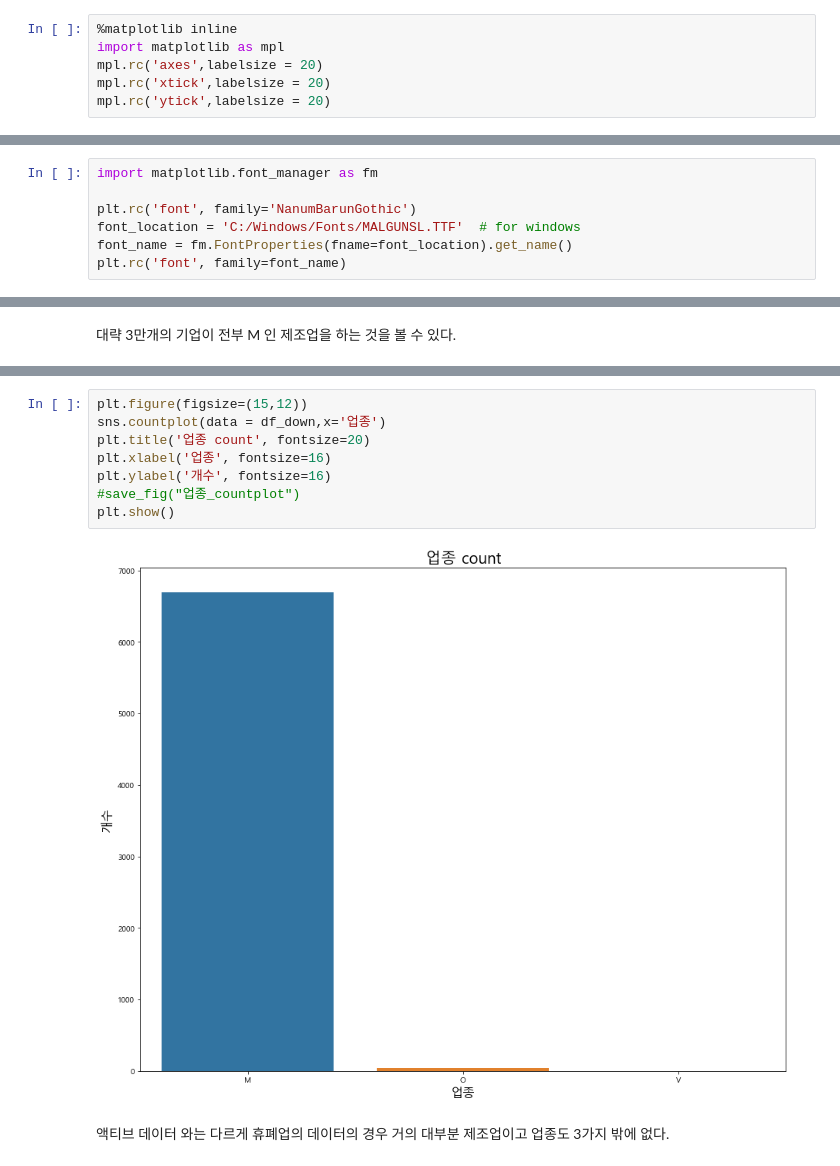
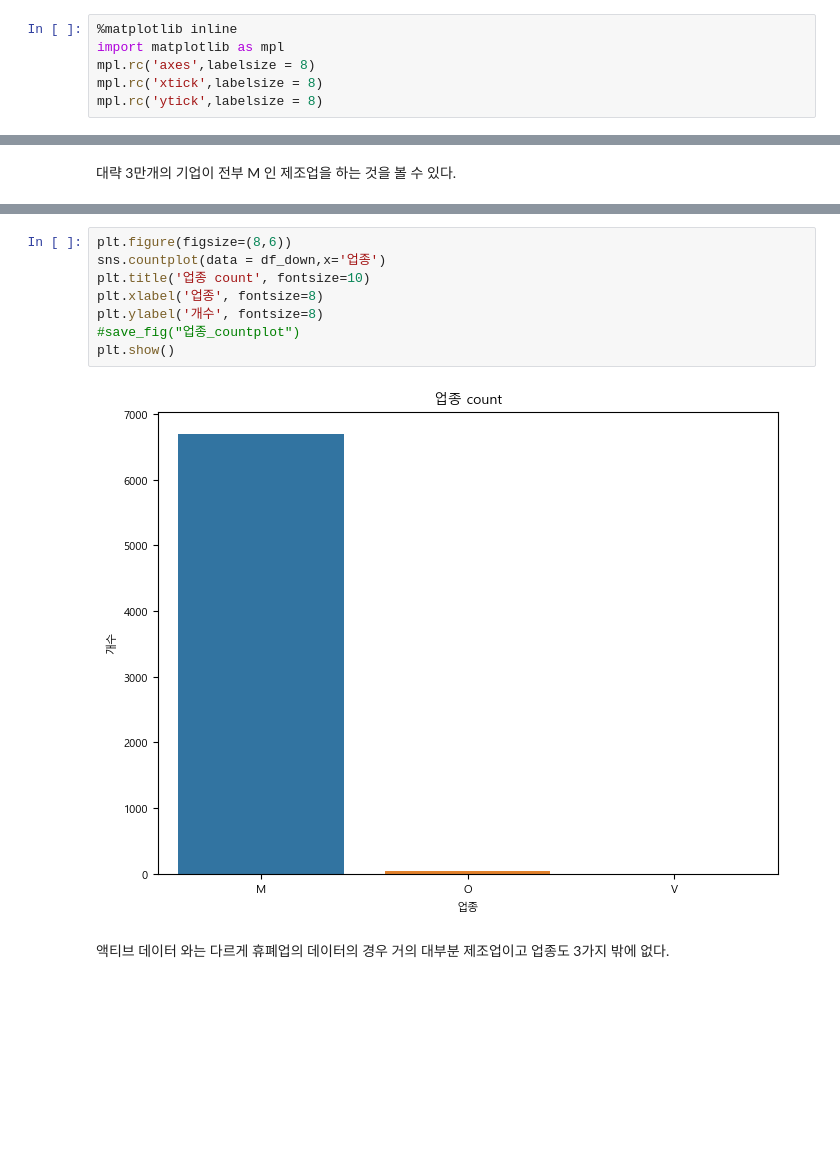
Before and after one commit to YoonJiHwan98/numble_repo, a Jupyter notebook: code/numble_EDA.ipynb, the cells around one changed output, grey strips where cells are left out. Cells and saved outputs as stored; diff of their text form; blank space fills up the shorter version.

```diff
--- a/code/numble_EDA.ipynb
+++ b/code/numble_EDA.ipynb
@@ -14,6 +16,6 @@ plt.rc('font', family=font_name)
 # %%
 %matplotlib inline
 import matplotlib as mpl
-mpl.rc('axes',labelsize = 20)
-mpl.rc('xtick',labelsize = 20)
-mpl.rc('ytick',labelsize = 20)
+mpl.rc('axes',labelsize = 8)
+mpl.rc('xtick',labelsize = 8)
+mpl.rc('ytick',labelsize = 8)
@@ -56,7 +21,0 @@ def save_fig(fig_id, tight_layout=True, fig_extension="png", resolution=300):
-# %%
-import matplotlib.font_manager as fm
-
-plt.rc('font', family='NanumBarunGothic')
-font_location = 'C:/Windows/Fonts/MALGUNSL.TTF'  # for windows
-font_name = fm.FontProperties(fname=font_location).get_name()
-plt.rc('font', family=font_name)
@@ -113,13 +91,13 @@ plt.show()
 # %%
-plt.figure(figsize=(15,12))
+plt.figure(figsize=(8,6))
 sns.countplot(data = df_down,x='업종')
-plt.title('업종 count', fontsize=20)
-plt.xlabel('업종', fontsize=16)
-plt.ylabel('개수', fontsize=16)
+plt.title('업종 count', fontsize=10)
+plt.xlabel('업종', fontsize=8)
+plt.ylabel('개수', fontsize=8)
 #save_fig("업종_countplot")
 plt.show()
 # %% [output]
-[figure, old version]
+[figure, new version]
 # %% [markdown]
 액티브 데이터 와는 다르게 휴폐업의 데이터의 경우 거의 대부분 제조업이고 업종도 3가지 밖에 없다.
 # %% [markdown]
```
Also changed, not shown: parts of 54 cells of this notebook, 6 other files.
